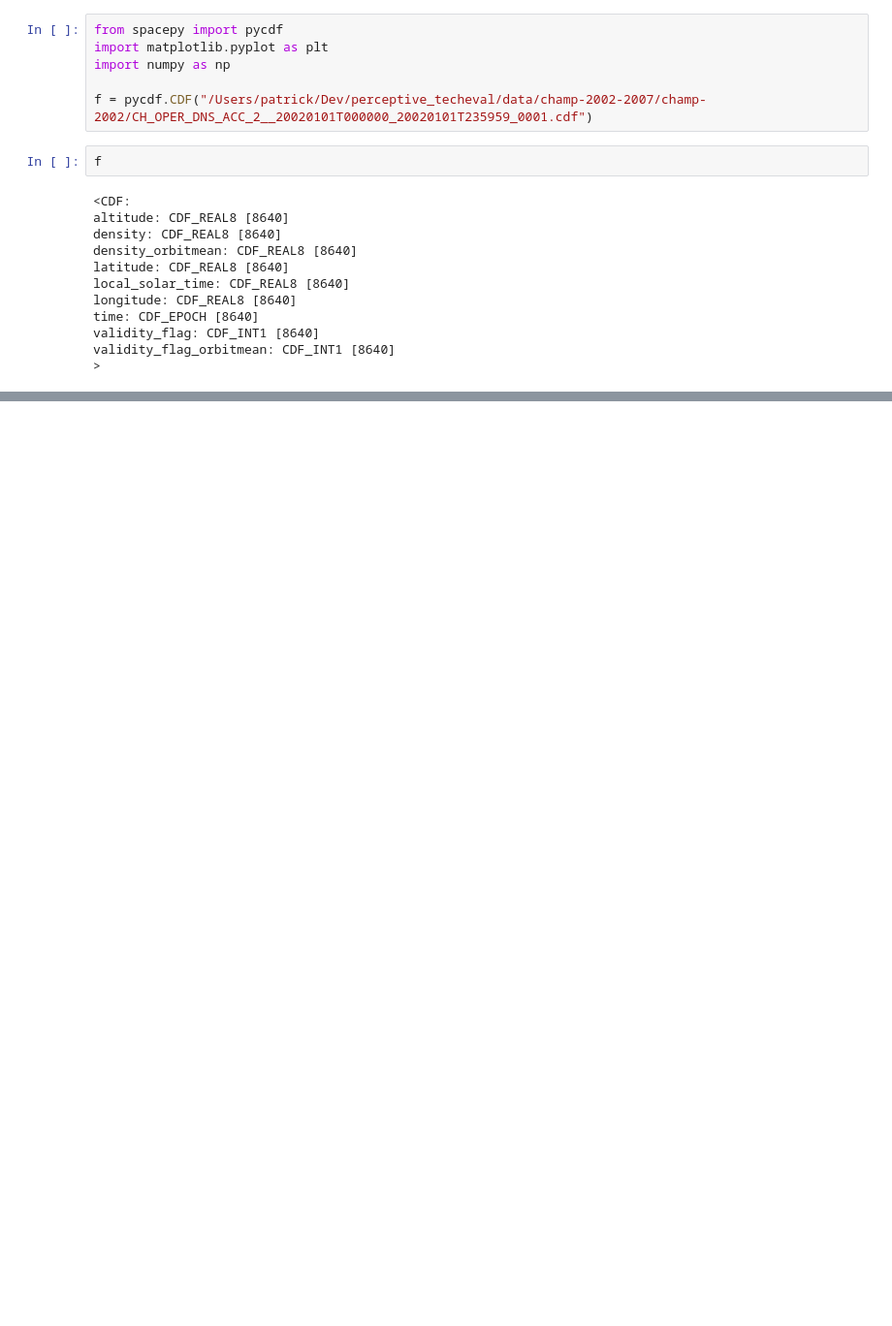
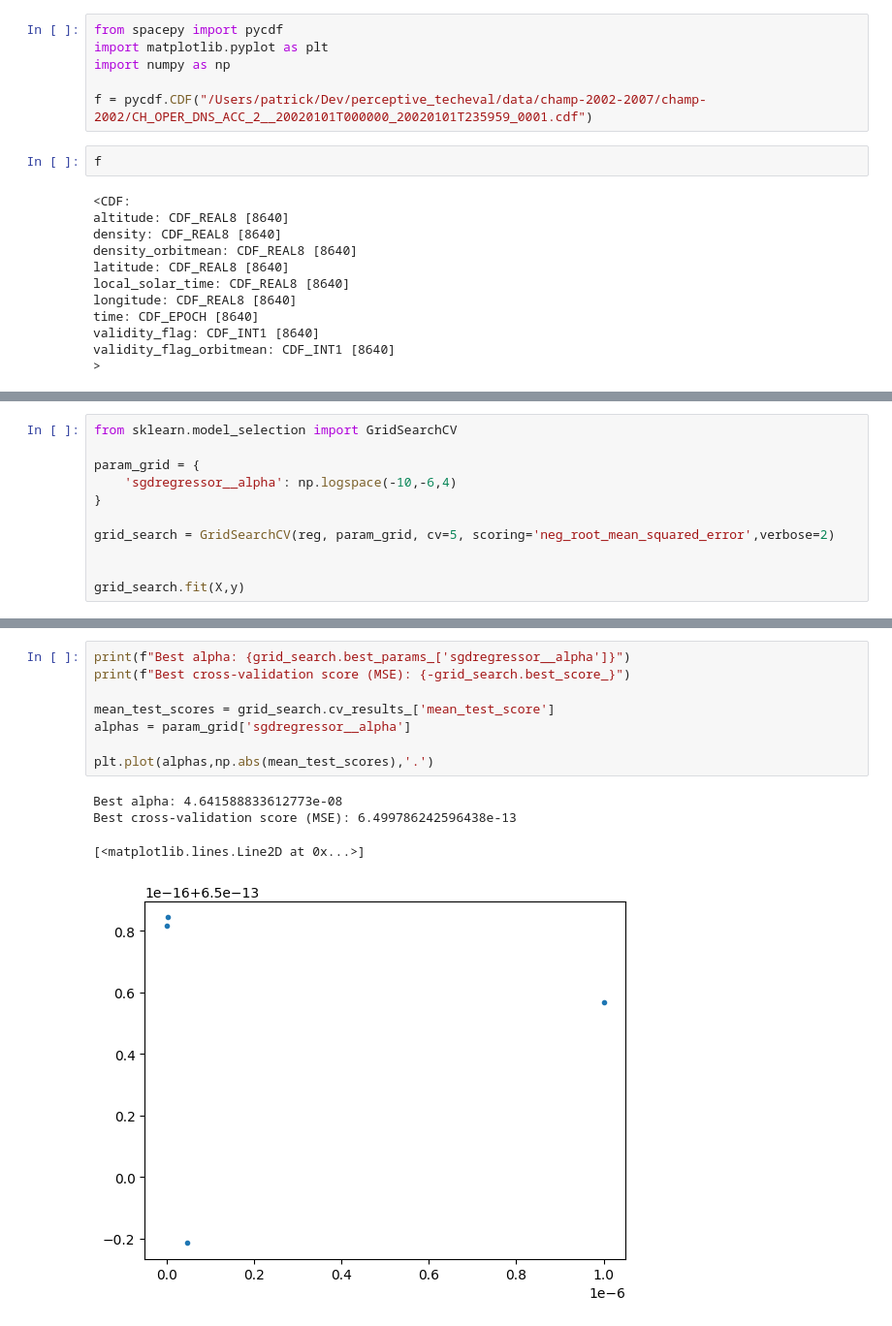
Before and after one commit to mrpatrick1991/perceptive_techeval, a Jupyter notebook: notebooks/scratch.ipynb, the cells around one changed output, grey strips where cells are left out. Shown at 97% size. Drawn from its saved outputs; the diff is of its cells as text; blank space fills up the shorter version.

```diff
--- a/notebooks/scratch.ipynb
+++ b/notebooks/scratch.ipynb
@@ -75,0 +213,11 @@ VarCopy([5.28297840e-12, 5.04076634e-12, 4.80846224e-12, ...,
+# %%
+from sklearn.model_selection import GridSearchCV
+
+param_grid = {
+    'sgdregressor__alpha': np.logspace(-10,-6,4)
+}
+
+grid_search = GridSearchCV(reg, param_grid, cv=5, scoring='neg_root_mean_squared_error',verbose=2)
+
+
+grid_search.fit(X,y)
@@ -75,0 +247,13 @@ VarCopy([5.28297840e-12, 5.04076634e-12, 4.80846224e-12, ...,
+# %%
+print(f"Best alpha: {grid_search.best_params_['sgdregressor__alpha']}")
+print(f"Best cross-validation score (MSE): {-grid_search.best_score_}")
+
+mean_test_scores = grid_search.cv_results_['mean_test_score']
+alphas = param_grid['sgdregressor__alpha']
+
+plt.plot(alphas,np.abs(mean_test_scores),'.')
+# %% [output]
+Best alpha: 4.641588833612773e-08
+Best cross-validation score (MSE): 6.499786242596438e-13
+[<matplotlib.lines.Line2D at 0x...>]
+[figure, added]
```
Also changed, not shown: parts of 38 cells of this notebook.
